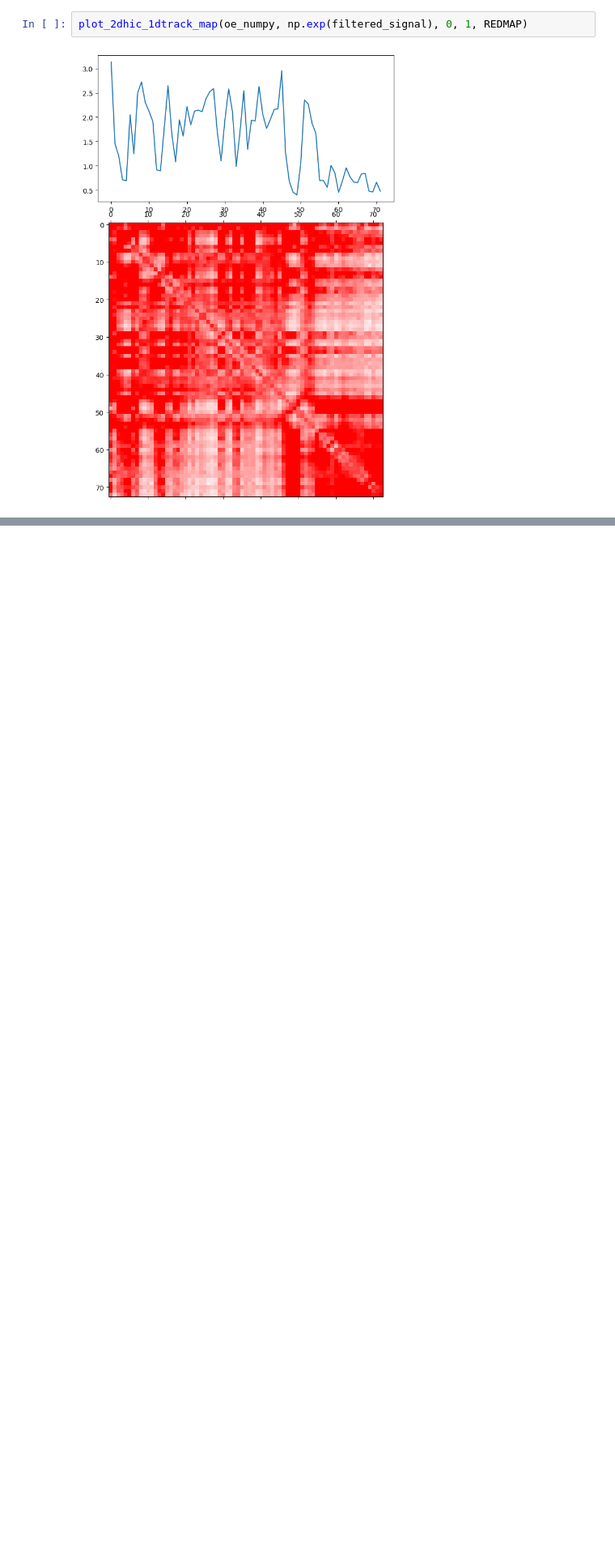
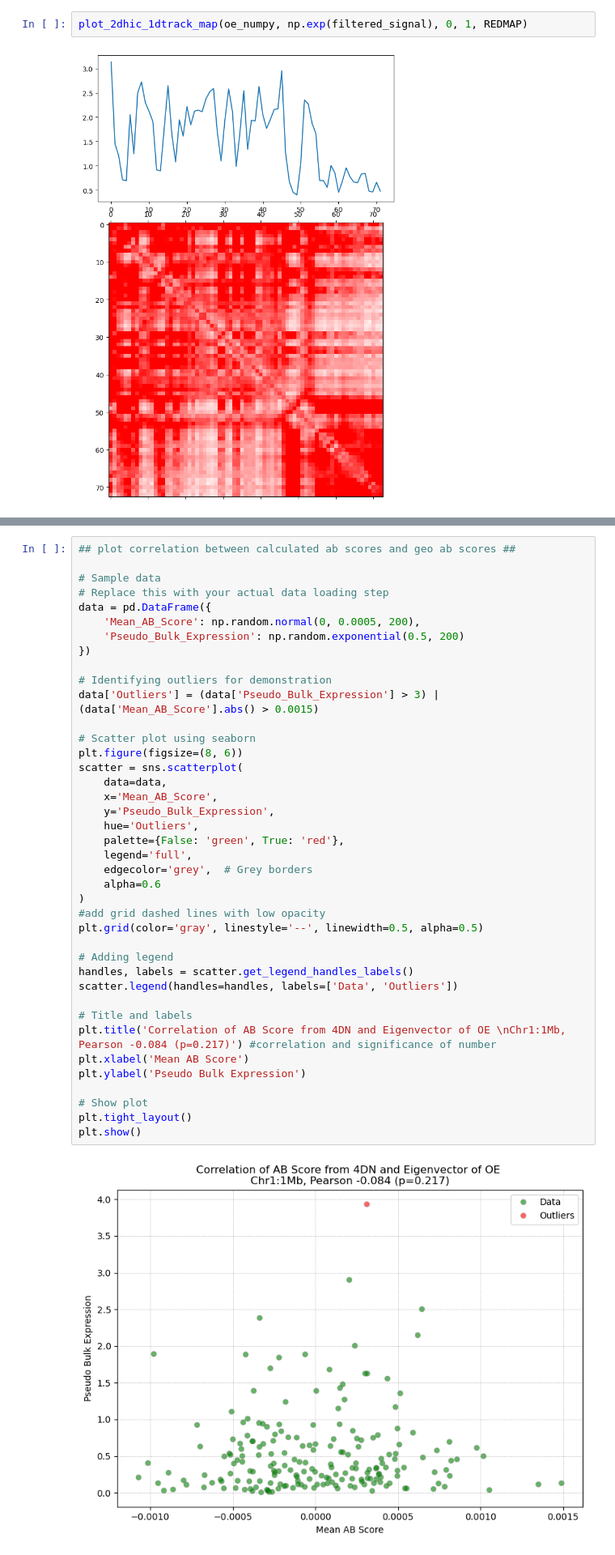
Before and after one commit to akanksha-sachan/3D_chromatin_hubs, a Jupyter notebook: notebooks/GM12878_tests.ipynb, the cells around one changed output, grey strips where cells are left out. Shown at 81% size. Cells and saved outputs as stored; diff of their text form; blank space fills up the shorter version.

```diff
--- a/notebooks/GM12878_tests.ipynb
+++ b/notebooks/GM12878_tests.ipynb
@@ -158,0 +163,42 @@ plt.show()
+# %%
+## plot correlation between calculated ab scores and geo ab scores ##
+
+# Sample data
+# Replace this with your actual data loading step
+data = pd.DataFrame({
+    'Mean_AB_Score': np.random.normal(0, 0.0005, 200),
+    'Pseudo_Bulk_Expression': np.random.exponential(0.5, 200)
+})
+
+# Identifying outliers for demonstration
+data['Outliers'] = (data['Pseudo_Bulk_Expression'] > 3) | (data['Mean_AB_Score'].abs() > 0.0015)
+
+# Scatter plot using seaborn
+plt.figure(figsize=(8, 6))
+scatter = sns.scatterplot(
+    data=data,
+    x='Mean_AB_Score',
+    y='Pseudo_Bulk_Expression',
+    hue='Outliers',
+    palette={False: 'green', True: 'red'},
+    legend='full',
+    edgecolor='grey',  # Grey borders
+    alpha=0.6
+)
+#add grid dashed lines with low opacity
+plt.grid(color='gray', linestyle='--', linewidth=0.5, alpha=0.5)
+
+# Adding legend
+handles, labels = scatter.get_legend_handles_labels()
+scatter.legend(handles=handles, labels=['Data', 'Outliers'])
+
+# Title and labels
+plt.title('Correlation of AB Score from 4DN and Eigenvector of OE \nChr1:1Mb, Pearson -0.084 (p=0.217)') #correlation and significance of number
+plt.xlabel('Mean AB Score')
+plt.ylabel('Pseudo Bulk Expression')
+
+# Show plot
+plt.tight_layout()
+plt.show()
+# %% [output]
+[figure, added]
```
Also changed, not shown: parts of 6 cells of this notebook, 1 other file.
